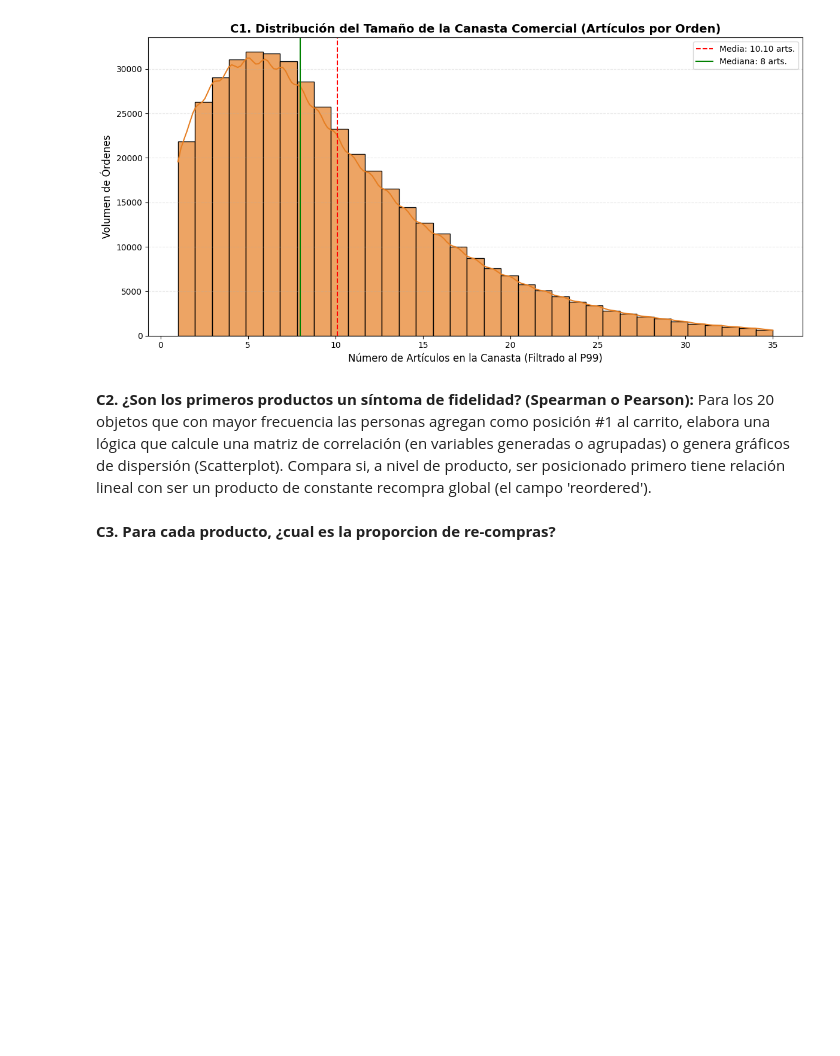
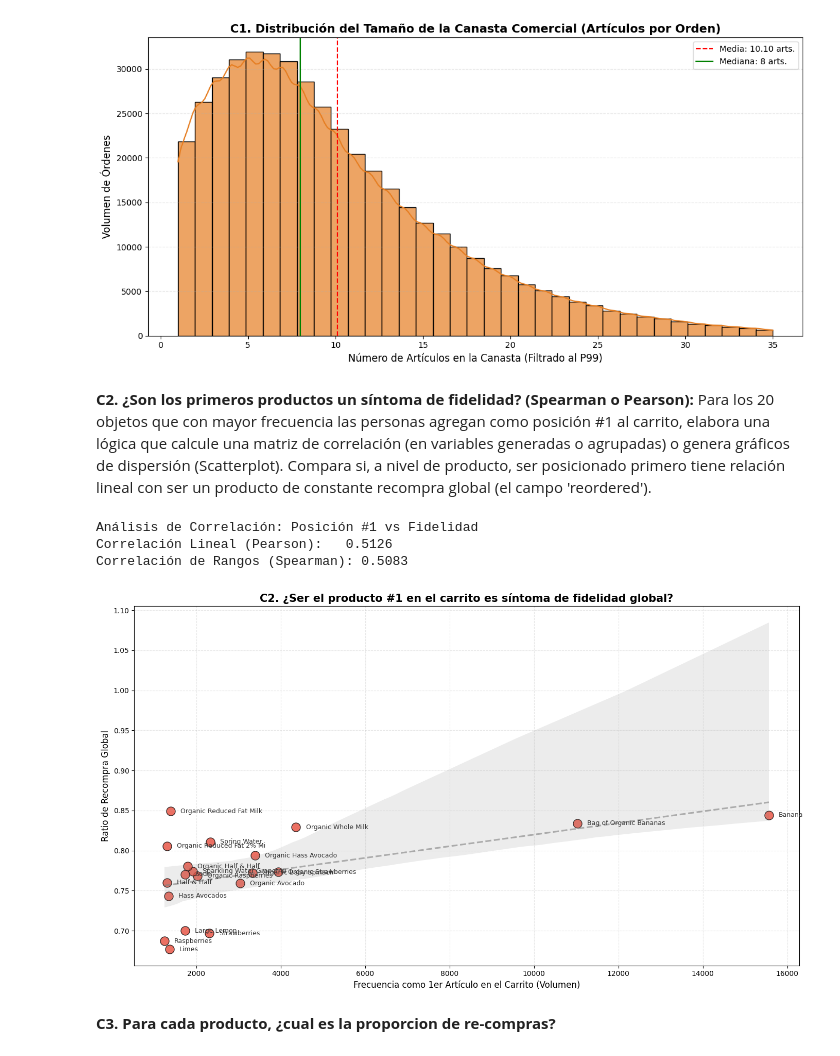
Before and after one commit to osbonilla/ds-week-2, a Jupyter notebook: taller_3_nombre_apellido.ipynb, the cells around one changed output. Cells and saved outputs as stored; diff of their text form; code cells hidden in the pictures; blank space fills up the shorter version.

```diff
--- a/taller_3_nombre_apellido.ipynb
+++ b/taller_3_nombre_apellido.ipynb
@@ -746,5 +746,78 @@ plt.show()
 # %% [markdown]
 **C2. ¿Son los primeros productos un síntoma de fidelidad? (Spearman o Pearson):**
 Para los 20 objetos que con mayor frecuencia las personas agregan como posición #1 al carrito, elabora una lógica que calcule una matriz de correlación (en variables generadas o agrupadas) o genera gráficos de dispersión (Scatterplot). Compara si, a nivel de producto, ser posicionado primero tiene relación lineal con ser un producto de constante recompra global (el campo 'reordered').
+# %%
+# volumen del top 20 en numero 1
+first_in_cart = obt[obt['add_to_cart_order'] == 1]
+top20_first = first_in_cart.groupby('product_name').size().reset_index(name='times_first_in_cart')
+top20_first = top20_first.sort_values(by='times_first_in_cart', ascending=False).head(20)
+# %%
+# calulo del ratio de recompra global para top 20
+global_reorder = obt[obt['product_name'].isin(top20_first['product_name'])]
+reorder_stats = global_reorder.groupby('product_name').agg(
+    global_reorder_ratio=('reordered', 'mean')
+).reset_index()
+# %%
+# unir métricas
+analysis_df = top20_first.merge(reorder_stats, on='product_name')
+# %%
+# calculo de correlaciones
+
+corr_pearson = analysis_df['times_first_in_cart'].corr(analysis_df['global_reorder_ratio'], method='pearson')
+corr_spearman = analysis_df['times_first_in_cart'].corr(analysis_df['global_reorder_ratio'], method='spearman')
+
+print("Análisis de Correlación: Posición #1 vs Fidelidad")
+print(f"Correlación Lineal (Pearson):   {corr_pearson:.4f}")
+print(f"Correlación de Rangos (Spearman): {corr_spearman:.4f}\n")
+# %% [output]
+Análisis de Correlación: Posición #1 vs Fidelidad
+Correlación Lineal (Pearson):   0.5126
+Correlación de Rangos (Spearman): 0.5083
+# %%
+# Visualizacion
+plt.figure(figsize=(14, 8))
+
+sns.scatterplot(
+    data=analysis_df,
+    x='times_first_in_cart',
+    y='global_reorder_ratio',
+    color='#E74C3C',
+    s=150,
+    alpha=0.8,
+    edgecolor='black'
+)
+
+# Añadir línea de tendencia
+sns.regplot(
+    data=analysis_df,
+    x='times_first_in_cart',
+    y='global_reorder_ratio',
+    scatter=False,
+    color='gray',
+    line_kws={'linestyle': '--', 'alpha': 0.6}
+)
+
+# Añadir los nombres de los productos junto a sus puntos
+offset = analysis_df['times_first_in_cart'].max() * 0.015
+for i in range(analysis_df.shape[0]):
+    plt.text(
+        x=analysis_df['times_first_in_cart'].iloc[i] + offset,
+        y=analysis_df['global_reorder_ratio'].iloc[i],
+        s=analysis_df['product_name'].iloc[i][:25], # Truncar nombres muy largos
+        fontsize=9,
+        color='#333333',
+        va='center'
+    )
+
+# Estética
+plt.title('C2. ¿Ser el producto #1 en el carrito es síntoma de fidelidad global?', fontsize=15, fontweight='bold')
+plt.xlabel('Frecuencia como 1er Artículo en el Carrito (Volumen)', fontsize=12)
+plt.ylabel('Ratio de Recompra Global', fontsize=12)
+plt.grid(alpha=0.3, linestyle='--')
+
+plt.tight_layout()
+plt.show()
+# %% [output]
+[figure, added]
 # %% [markdown]
 **C3. Para cada producto, ¿cual es la proporcion de re-compras?**
```
Also changed, not shown: parts of 7 cells of this notebook.
